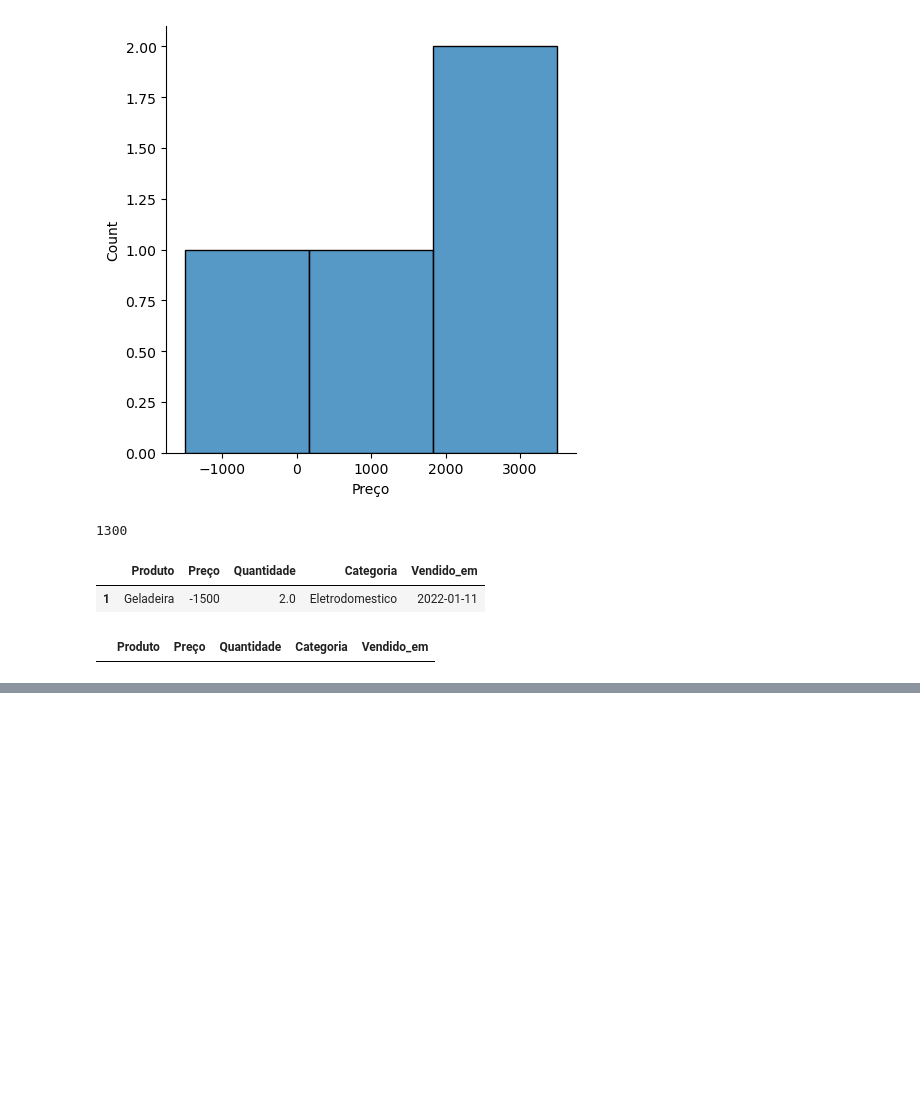
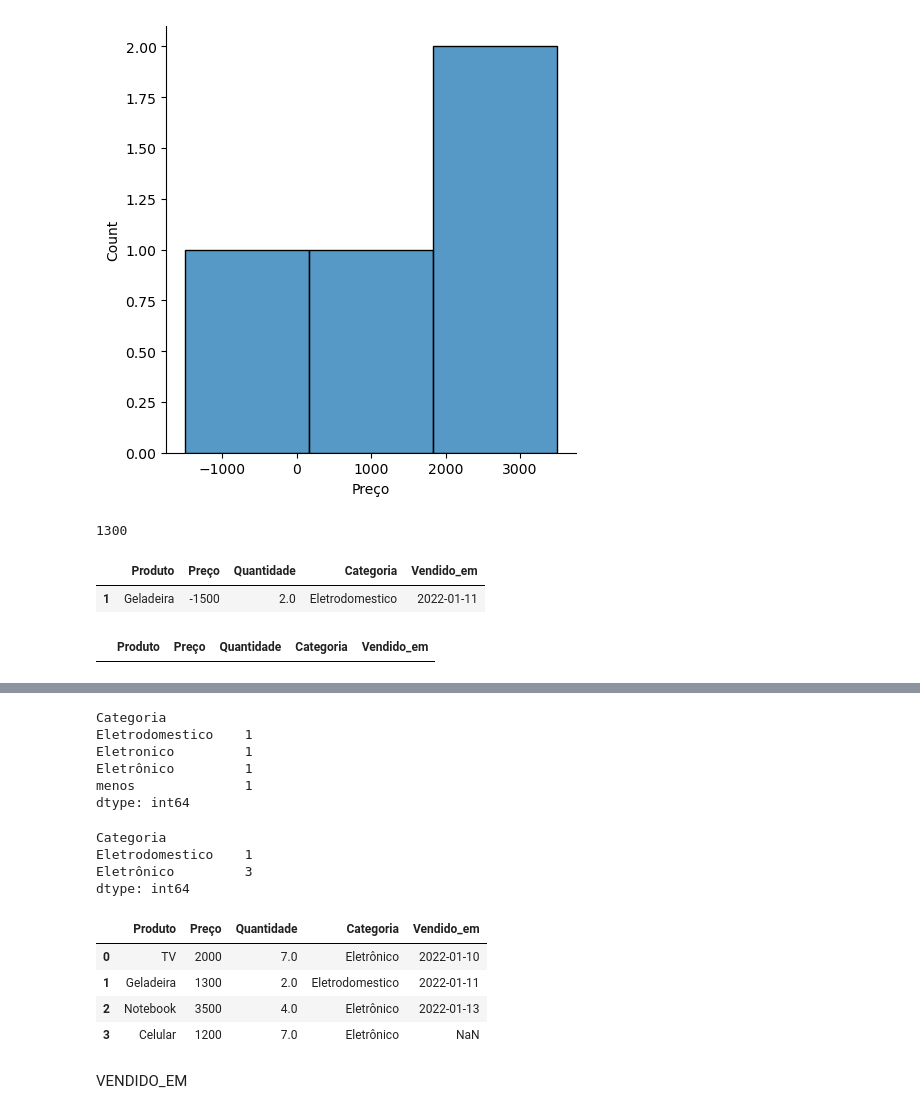
Before and after one commit to KevynAlvex/exercicios-udemy, a Jupyter notebook: atividadesUdemy/limpeza-tratamentodedados/atividades-gpt/vendas.ipynb, the cells around one changed output, grey strips where cells are left out. Saved outputs shown, nothing was run; the diff lists cells and outputs as text; code cells hidden in the pictures; blank space fills up the shorter version.

```diff
--- a/atividadesUdemy/limpeza-tratamentodedados/atividades-gpt/vendas.ipynb
+++ b/atividadesUdemy/limpeza-tratamentodedados/atividades-gpt/vendas.ipynb
@@ -49,0 +79,35 @@ dataset.loc[(dataset["Preço"] < 0)]
+# %%
+agrupado = dataset.groupby(["Categoria"]).size()
+agrupado
+# %% [output]
+Categoria
+Eletrodomestico    1
+Eletronico         1
+Eletrônico         1
+menos              1
+dtype: int64
+# %%
+dataset.loc[(dataset["Categoria"].isin(["menos","Eletronico"]), "Categoria")] = "Eletrônico"
+# %%
+agrupado = dataset.groupby(["Categoria"]).size()
+agrupado
+# %% [output]
+Categoria
+Eletrodomestico    1
+Eletrônico         3
+dtype: int64
+# %%
+# Houve erro aqui
+# Coloquei sem querer os valores da TV e do Celular como "ELETRÔNICO"
+# Resolvi deixar o valor como 7 de ambos
+dataset.loc[dataset["Quantidade"]== "Eletrônico", "Quantidade"] = 7.0
+# %%
+dataset.head()
+# %% [output]
+|  | Produto | Preço | Quantidade | Categoria | Vendido_em |
+| 0 | TV | 2000 | 7.0 | Eletrônico | 2022-01-10 |
+| 1 | Geladeira | 1300 | 2.0 | Eletrodomestico | 2022-01-11 |
+| 2 | Notebook | 3500 | 4.0 | Eletrônico | 2022-01-13 |
+| 3 | Celular | 1200 | 7.0 | Eletrônico | NaN |
+# %% [markdown]
+VENDIDO_EM
```
Also changed, not shown: parts of 8 cells of this notebook.
